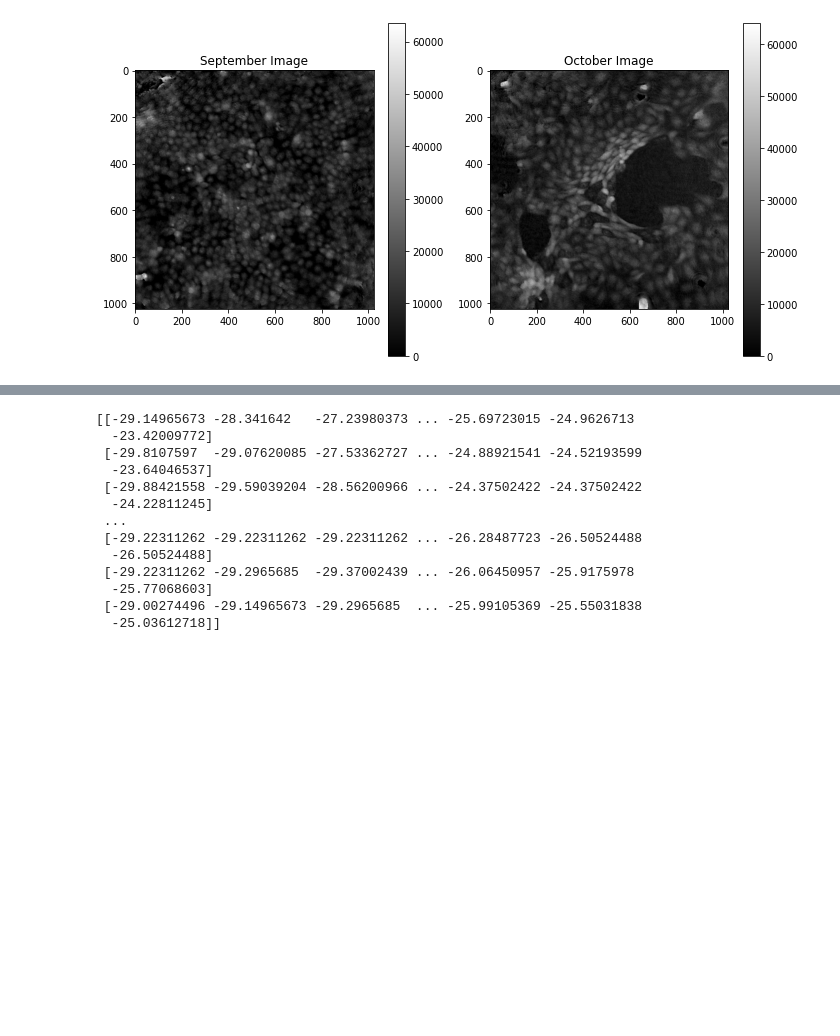
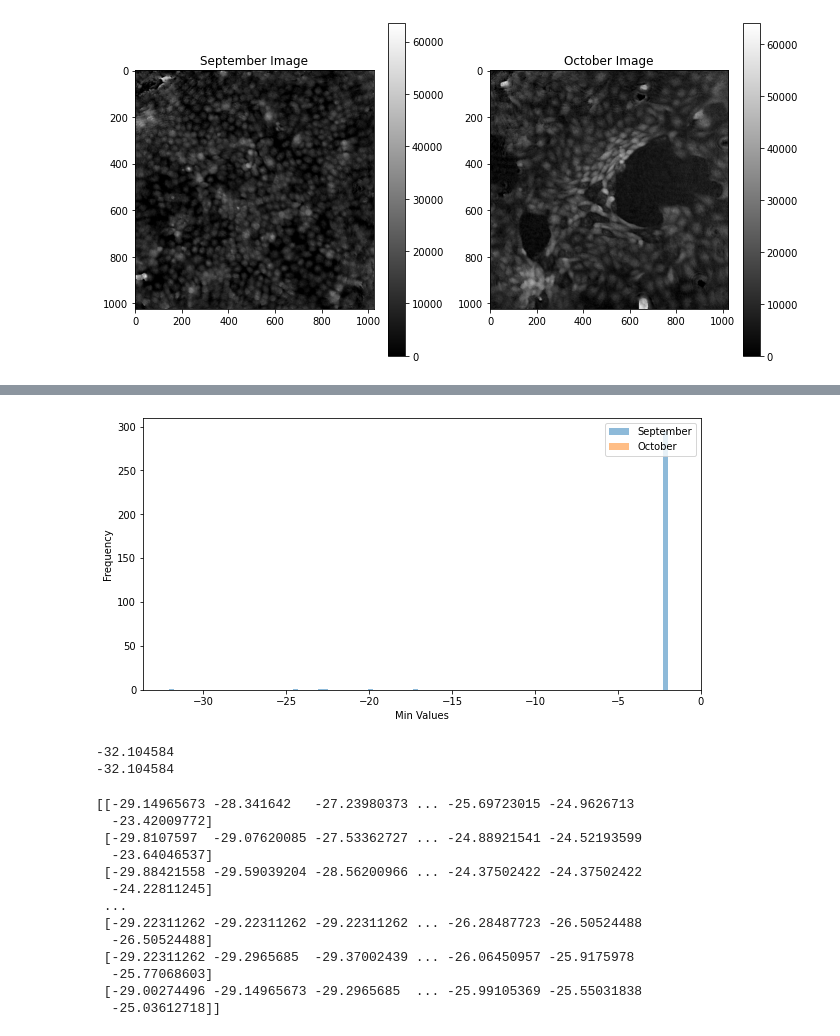
Before and after one commit to nigarabbasova/MCsThesisAnalysis, a Jupyter notebook: debugging.ipynb, the cells around one changed output, grey strips where cells are left out. Cells and saved outputs as stored; diff of their text form; code cells hidden in the pictures; blank space fills up the shorter version.

```diff
--- a/debugging.ipynb
+++ b/debugging.ipynb
@@ -189,9 +159,26 @@ print(max_values_october)
+# %%
+#analyse data distribution
+plt.figure(figsize=(10, 5))
+plt.hist(min_values_september, bins=100, alpha=0.5, label='September')
+plt.hist(min_values_october, bins=100, alpha=0.5, label='October')
+plt.legend(loc='upper right')
+plt.xlabel('Min Values')
+plt.ylabel('Frequency')
+plt.show()
+# %% [output]
+[figure, added]
 # %%
 delta_I = 65535
 zeta_min_september = np.min(min_values_september)
 delta_zeta_i_september = max_values_september - min_values_september
 
 I_hat_0_september = ( (image_list_september[0]/delta_I) * delta_zeta_i_september[0] + zeta_min_september - min_values_september[0] ) #*1000 #scaled to nanometers for the first image in the stack
+# %%
+print(zeta_min_september)
+print(np.min(min_values_september))
+# %% [output]
+-32.104584
+-32.104584
 # %%
 print(I_hat_0_september)
 # %% [output]
```
Also changed, not shown: parts of 7 cells of this notebook.
